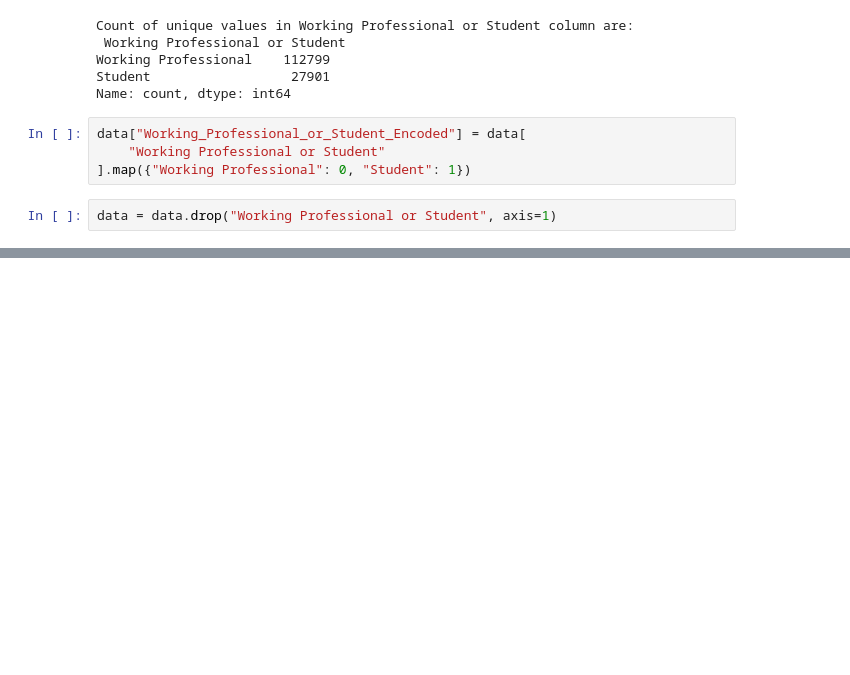
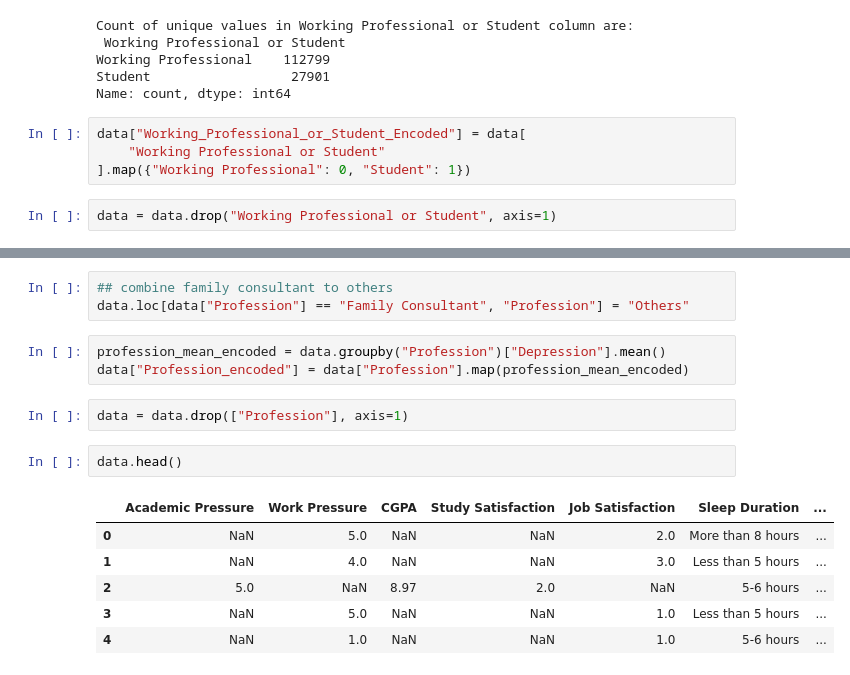
Before and after one commit to vanshuwjoshi/Kaggle-Playground-S4E11, a Jupyter notebook: notebooks/Data-Cleaning.ipynb, the cells around one changed output, grey strips where cells are left out. Saved outputs shown, nothing was run; the diff lists cells and outputs as text; blank space fills up the shorter version.

```diff
--- a/notebooks/Data-Cleaning.ipynb
+++ b/notebooks/Data-Cleaning.ipynb
@@ -372,0 +556,17 @@ data = data.drop("Working Professional or Student", axis=1)
+# %%
+## combine family consultant to others
+data.loc[data["Profession"] == "Family Consultant", "Profession"] = "Others"
+# %%
+profession_mean_encoded = data.groupby("Profession")["Depression"].mean()
+data["Profession_encoded"] = data["Profession"].map(profession_mean_encoded)
+# %%
+data = data.drop(["Profession"], axis=1)
+# %%
+data.head()
+# %% [output]
+|  | Academic Pressure | Work Pressure | CGPA | Study Satisfaction | Job Satisfaction | Sleep Duration | ... |
+| 0 | NaN | 5.0 | NaN | NaN | 2.0 | More than 8 hours | ... |
+| 1 | NaN | 4.0 | NaN | NaN | 3.0 | Less than 5 hours | ... |
+| 2 | 5.0 | NaN | 8.97 | 2.0 | NaN | 5-6 hours | ... |
+| 3 | NaN | 5.0 | NaN | NaN | 1.0 | Less than 5 hours | ... |
+| 4 | NaN | 1.0 | NaN | NaN | 1.0 | 5-6 hours | ... |
```
Also changed, not shown: parts of 17 cells of this notebook, 1 other file.
